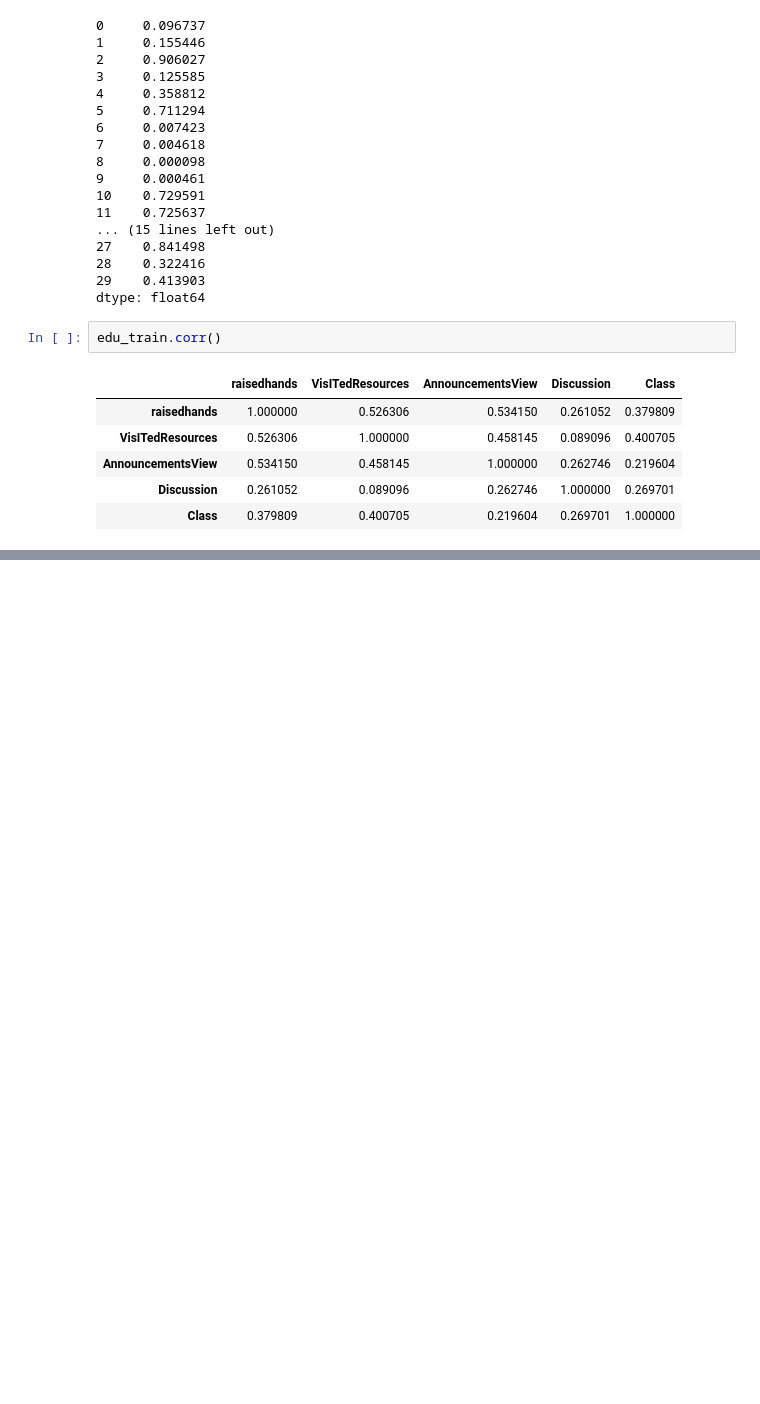
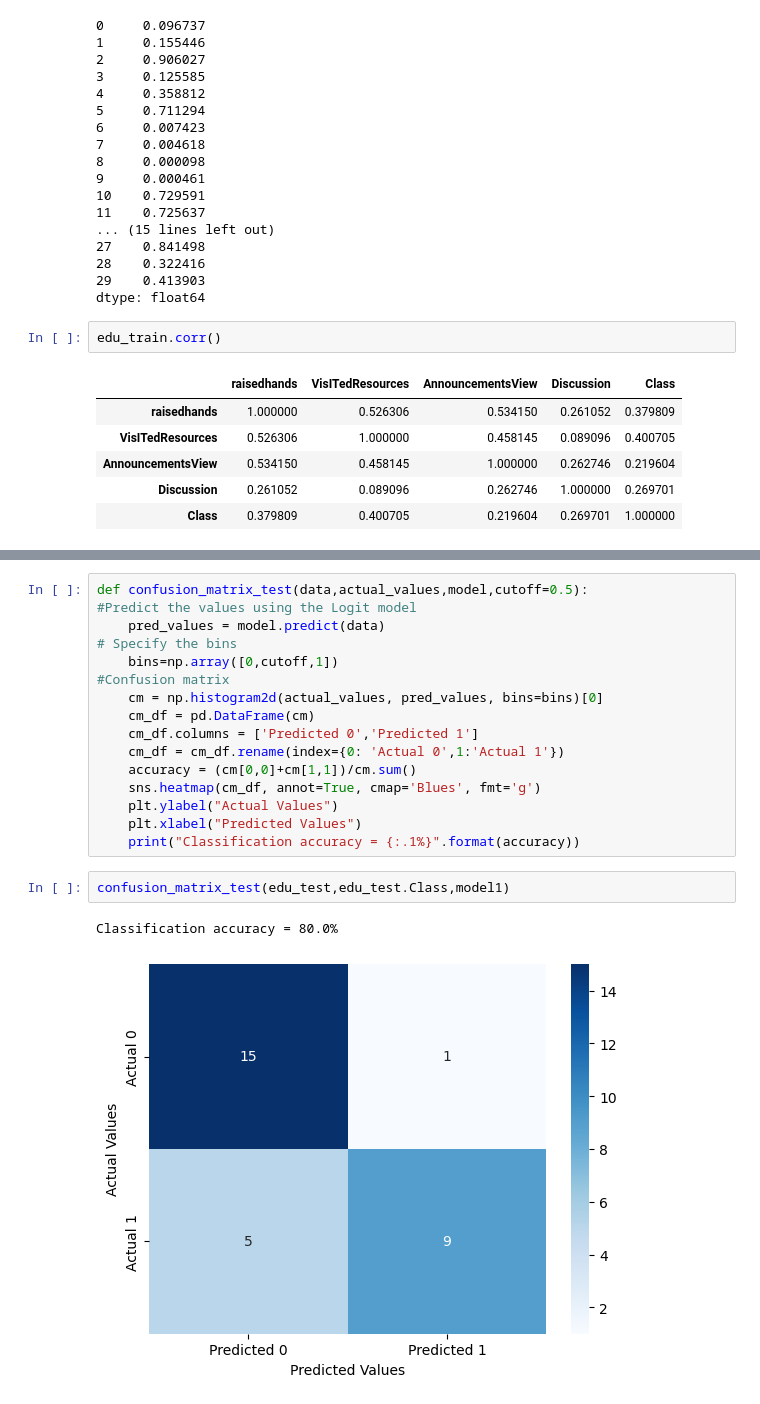
Before and after one commit to wchen952/STAT-303-2-Project, a Jupyter notebook: Stat303_2_Project.ipynb, the cells around one changed output, grey strips where cells are left out. Cells and saved outputs as stored; diff of their text form; blank space fills up the shorter version.

Commit message:
Adding conf.matrix matrices

```diff
--- a/Stat303_2_Project.ipynb
+++ b/Stat303_2_Project.ipynb
@@ -126,0 +134,21 @@ NameError: name 'add_constant' is not defined
+# %%
+def confusion_matrix_test(data,actual_values,model,cutoff=0.5):
+#Predict the values using the Logit model
+    pred_values = model.predict(data)
+# Specify the bins
+    bins=np.array([0,cutoff,1])
+#Confusion matrix
+    cm = np.histogram2d(actual_values, pred_values, bins=bins)[0]
+    cm_df = pd.DataFrame(cm)
+    cm_df.columns = ['Predicted 0','Predicted 1']
+    cm_df = cm_df.rename(index={0: 'Actual 0',1:'Actual 1'})
+    accuracy = (cm[0,0]+cm[1,1])/cm.sum()
+    sns.heatmap(cm_df, annot=True, cmap='Blues', fmt='g')
+    plt.ylabel("Actual Values")
+    plt.xlabel("Predicted Values")
+    print("Classification accuracy = {:.1%}".format(accuracy))
+# %%
+confusion_matrix_test(edu_test,edu_test.Class,model1)
+# %% [output]
+Classification accuracy = 80.0%
+[figure, added]
```
Also changed, not shown: parts of 9 cells of this notebook.
